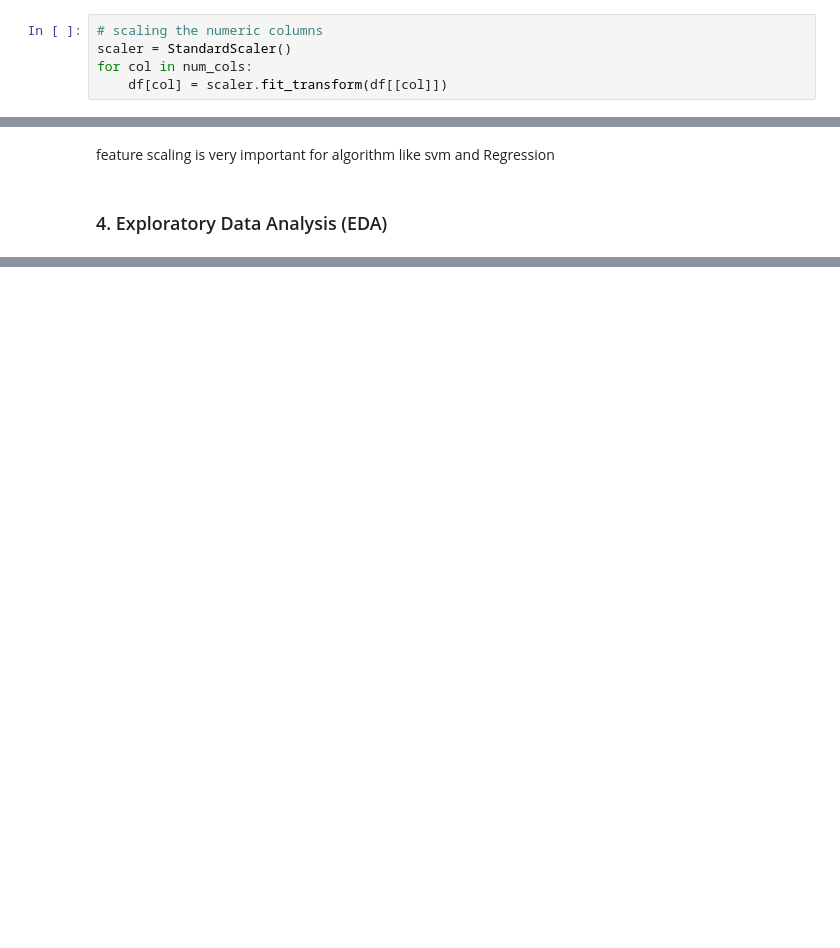
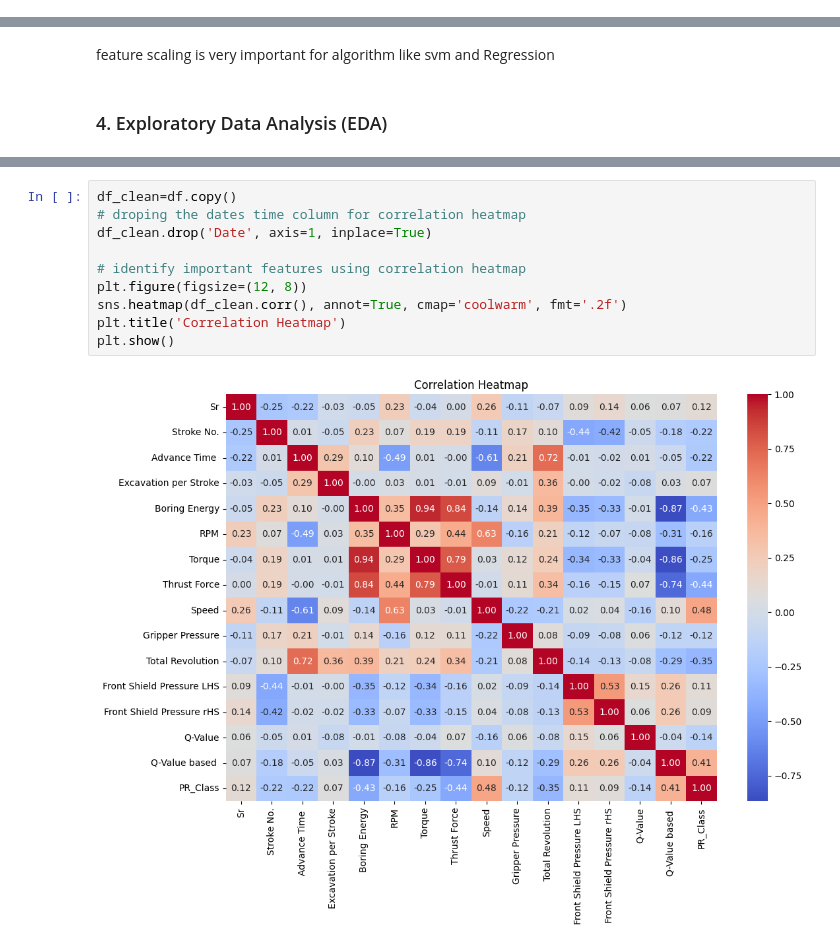
Before and after one commit to nomankhan0347893-web/mentorship-program-devsil, a Jupyter notebook: week_6_pro.ipynb, the cells around one changed output, grey strips where cells are left out. Saved outputs shown, nothing was run; the diff lists cells and outputs as text; blank space fills up the shorter version.

```diff
--- a/week_6_pro.ipynb
+++ b/week_6_pro.ipynb
@@ -321,5 +383,0 @@ Error:
-# %%
-# scaling the numeric columns
-scaler = StandardScaler()
-for col in num_cols:
-    df[col] = scaler.fit_transform(df[[col]])
@@ -334,0 +420,12 @@ Error:
+# %%
+df_clean=df.copy()
+# droping the dates time column for correlation heatmap
+df_clean.drop('Date', axis=1, inplace=True)
+
+# identify important features using correlation heatmap
+plt.figure(figsize=(12, 8))
+sns.heatmap(df_clean.corr(), annot=True, cmap='coolwarm', fmt='.2f')
+plt.title('Correlation Heatmap')
+plt.show()
+# %% [output]
+[figure, added]
```
Also changed, not shown: parts of 67 cells of this notebook.
